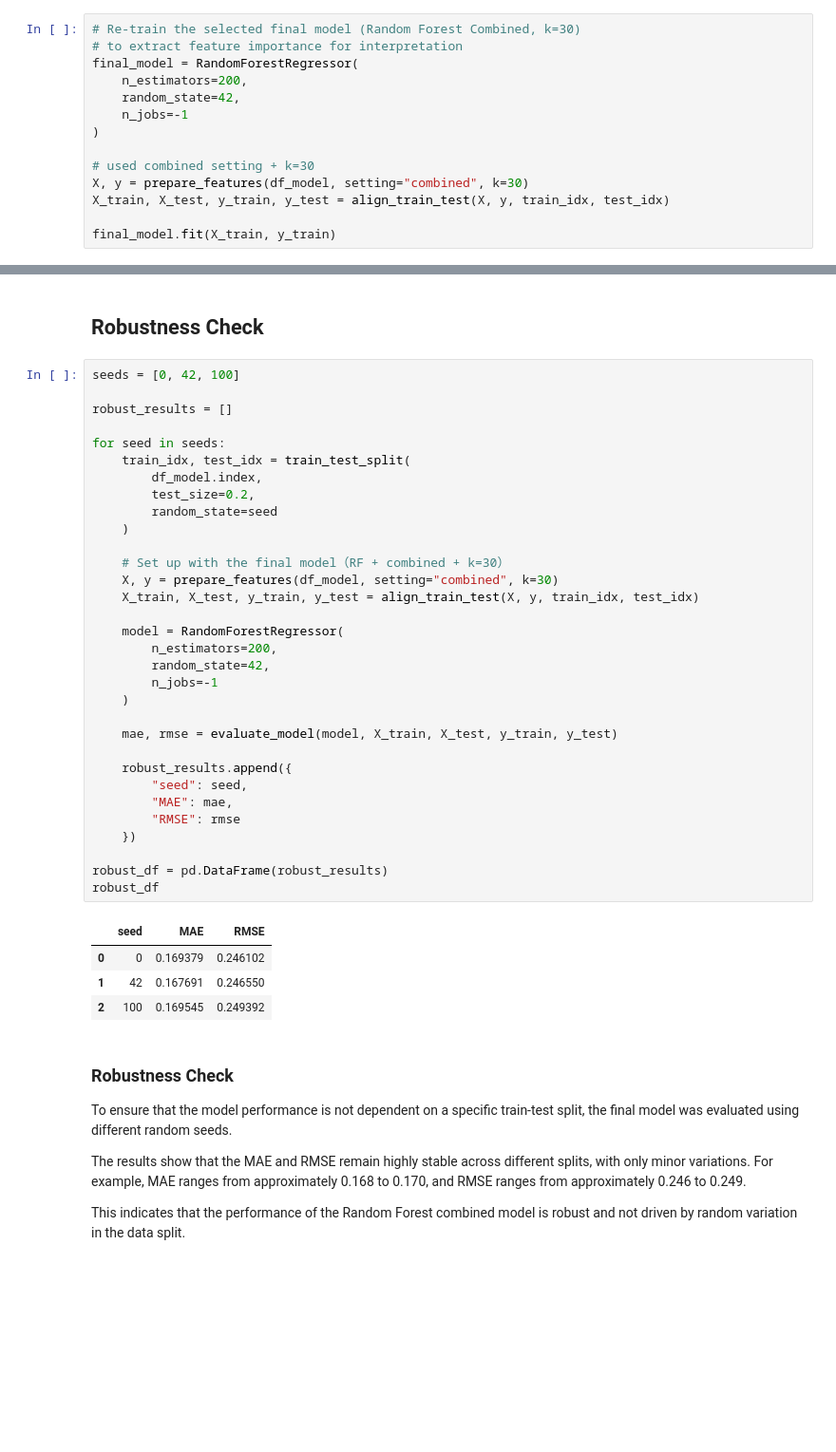
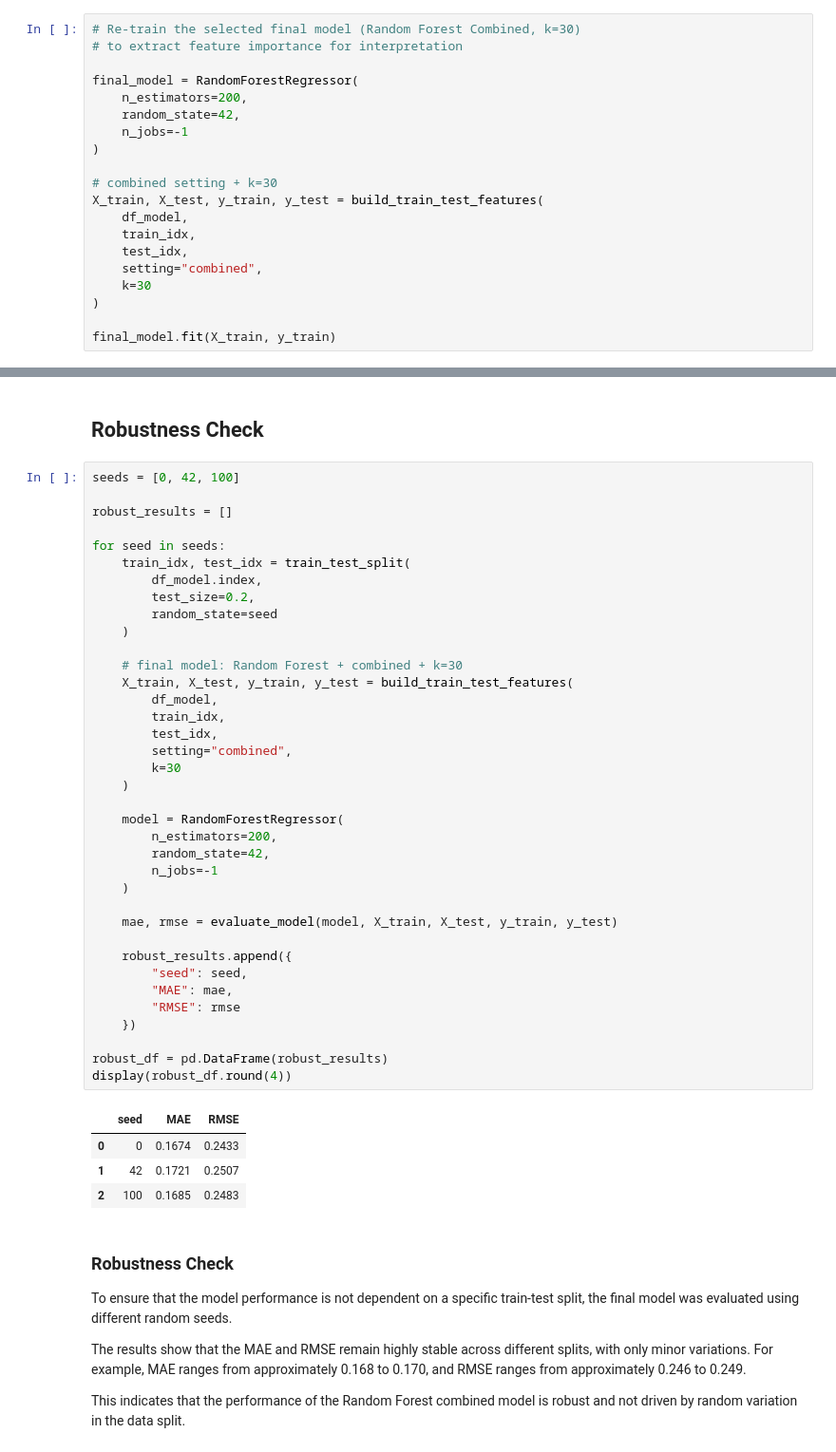
Before and after one commit to darrelljing21/ITEC4305-project, a Jupyter notebook: src/darrell/datacleaning.ipynb, the cells around one changed output, grey strips where cells are left out. Shown at 95% size. Saved outputs shown, nothing was run; the diff lists cells and outputs as text; blank space fills up the shorter version.

```diff
--- a/src/darrell/datacleaning.ipynb
+++ b/src/darrell/datacleaning.ipynb
@@ -1903,15 +2111,21 @@ Make sure you have the final model.
 # %%
 # Re-train the selected final model (Random Forest Combined, k=30)
 # to extract feature importance for interpretation
+
 final_model = RandomForestRegressor(
     n_estimators=200,
     random_state=42,
     n_jobs=-1
 )
 
-# used combined setting + k=30
-X, y = prepare_features(df_model, setting="combined", k=30)
-X_train, X_test, y_train, y_test = align_train_test(X, y, train_idx, test_idx)
+# combined setting + k=30
+X_train, X_test, y_train, y_test = build_train_test_features(
+    df_model,
+    train_idx,
+    test_idx,
+    setting="combined",
+    k=30
+)
 
 final_model.fit(X_train, y_train)
 # %% [output]
@@ -2045,40 +2303,45 @@ Overall, the model performs well, but prediction uncertainty is higher in the up
 # %%
 seeds = [0, 42, 100]
 
 robust_results = []
 
 for seed in seeds:
     train_idx, test_idx = train_test_split(
         df_model.index,
         test_size=0.2,
         random_state=seed
     )
 
-    # Set up with the final model（RF + combined + k=30）
-    X, y = prepare_features(df_model, setting="combined", k=30)
-    X_train, X_test, y_train, y_test = align_train_test(X, y, train_idx, test_idx)
+    # final model: Random Forest + combined + k=30
+    X_train, X_test, y_train, y_test = build_train_test_features(
+        df_model,
+        train_idx,
+        test_idx,
+        setting="combined",
+        k=30
+    )
 
     model = RandomForestRegressor(
         n_estimators=200,
         random_state=42,
         n_jobs=-1
     )
 
     mae, rmse = evaluate_model(model, X_train, X_test, y_train, y_test)
 
     robust_results.append({
         "seed": seed,
         "MAE": mae,
         "RMSE": rmse
     })
 
 robust_df = pd.DataFrame(robust_results)
-robust_df
+display(robust_df.round(4))
 # %% [output]
 |  | seed | MAE | RMSE |
-| 0 | 0 | 0.169379 | 0.246102 |
-| 1 | 42 | 0.167691 | 0.246550 |
-| 2 | 100 | 0.169545 | 0.249392 |
+| 0 | 0 | 0.1674 | 0.2433 |
+| 1 | 42 | 0.1721 | 0.2507 |
+| 2 | 100 | 0.1685 | 0.2483 |
 # %% [markdown]
 ### Robustness Check
 
```
Also changed, not shown: parts of 33 cells of this notebook, 1 other file.
